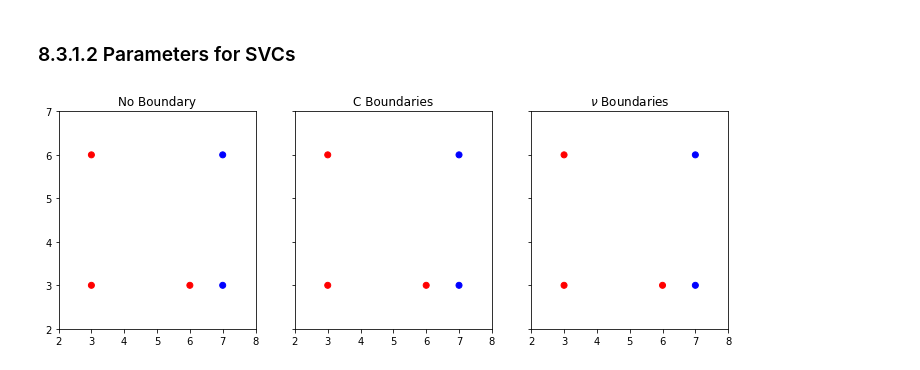
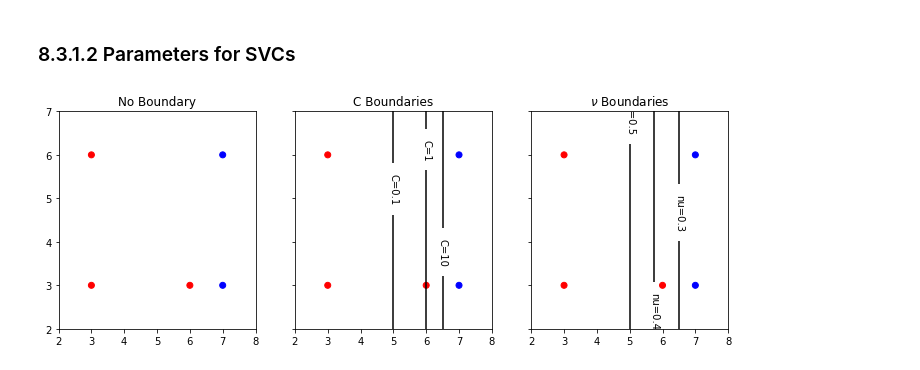
Before and after one commit to christina-go/machine_learning, a Jupyter notebook: ML Python CH8.ipynb, the cells around one changed output. Saved outputs shown, nothing was run; the diff lists cells and outputs as text; code cells hidden in the pictures.

```diff
--- a/ML Python CH8.ipynb
+++ b/ML Python CH8.ipynb
@@ -171,28 +173,77 @@ def do_linear_svc_separators(svc_maker, pname, params, ax):
 # %%
 ftrs = np.array([[3,3],
                  [3,6],
                  [7,3],
                  [7,6],
                  [6,3]])
 
 tgt = np.array([0,0,1,1,0])
 colors = np.array(['r', 'b'])
 
 Cs = [.1, 1.0, 10]
 nus = [.3, .4, .5]
 
 fig, axes = plt.subplots(1,3,figsize=(12,4),
                          sharex=True, sharey=True)
 
 for ax in axes:
     ax.scatter(ftrs[:,0], ftrs[:,1], c=colors[tgt])
 ax.set_xlim(2,8); ax.set_ylim(2,7)
 
-do_linear_svc_separators(svm.SVC, "C", Cs, axes[1])
-do_linear_svc_separators(svm.NuSVC, "nu", nus, axes[2])
+# this method is not working - boundary lines aren't showing
+#do_linear_svc_separators(svm.SVC, "C", Cs, axes[1])
+#do_linear_svc_separators(svm.NuSVC, "nu", nus, axes[2])
+
+for c in Cs:
+    pname = "C"
+    kwargs = {pname:c, 'kernel':'linear'}
+    svc = svm.SVC(**kwargs).fit(ftrs, tgt)
+    #plot_separator(svc, xs, ys,
+    #                   labels ='{}={:g}'.format(pname, c), ax=axes[1])
+
+    xs = np.linspace(2, 8, 100)
+    ys = np.linspace(2, 8, 100)
+
+    label ='{}={:g}'.format(pname, c)
+
+    xy = np_cartesian_product(xs, ys)
+    z_shape = (xs.size, ys.size)
+    zs = svc.decision_function(xy).reshape(z_shape)
+
+    contours = axes[1].contour(xs, ys, zs,
+                              colors='k', levels=[0],
+                              linestyles=['-'])
+    fmt = {contours.levels[0] : label}
+    labels = axes[1].clabel(contours, fmt=fmt, inline_spacing=10)
+    [l.set_rotation(-90) for l in labels]
+
+
+for n in nus:
+    pname = "nu"
+    kwargs = {pname:n, 'kernel':'linear'}
+    NuSVC = svm.NuSVC(**kwargs).fit(ftrs, tgt)
+    #plot_separator(svc, xs, ys,
+    #                   labels ='{}={:g}'.format(pname, c), ax=axes[1])
+
+    xs = np.linspace(2, 8, 100)
+    ys = np.linspace(2, 8, 100)
+
+    label ='{}={:g}'.format(pname, n)
+
+    xy = np_cartesian_product(xs, ys)
+    z_shape = (xs.size, ys.size)
+    zs = NuSVC.decision_function(xy).reshape(z_shape)
+
+    contours = axes[2].contour(xs, ys, zs,
+                              colors='k', levels=[0],
+                              linestyles=['-'])
+    fmt = {contours.levels[0] : label}
+    labels = axes[2].clabel(contours, fmt=fmt, inline_spacing=10)
+    [l.set_rotation(-90) for l in labels]
+
 
 axes[0].set_title("No Boundary")
 axes[1].set_title("C Boundaries")
 axes[2].set_title(r"$\nu$ Boundaries");
 # %% [output]
-[figure, old version]
+[figure, new version]
```
Also changed, not shown: parts of 36 cells of this notebook.
